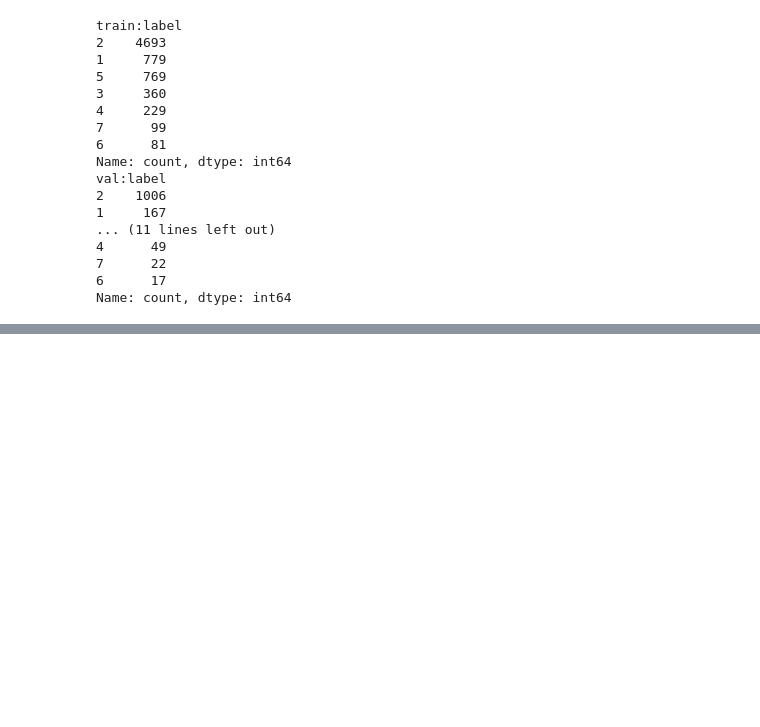
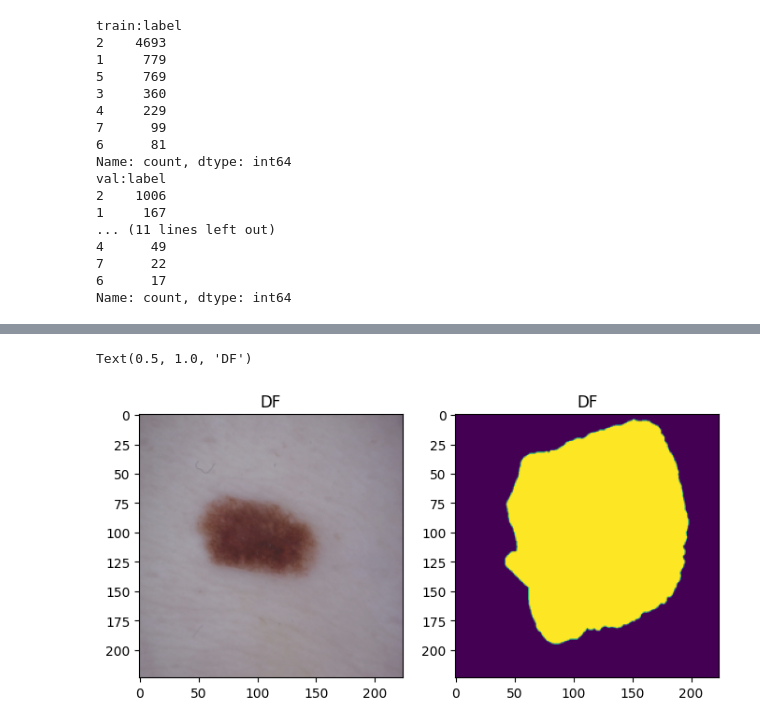
Before and after one commit to Asmaa-Ghanem/skin-cancer-classification-segmentation, a Jupyter notebook: skin_cancer_classification.ipynb, the cells around one changed output, grey strips where cells are left out. Drawn from its saved outputs; the diff is of its cells as text; code cells hidden in the pictures; blank space fills up the shorter version.

```diff
--- a/skin_cancer_classification.ipynb
+++ b/skin_cancer_classification.ipynb
@@ -227,12 +260,27 @@ print(label)
 # %%
 # few pics to display preprocessing
 
 # plt.figure(figsize=(8, 8))
 # for i in range(4):
-#   img, mask, label = train_dataset[i]
+#   img, mask = train_dataset[i]
+#   label = int(y_train.iloc[i])
 #   plt.subplot(2, 2, i+1)
 #   plt.imshow(img.permute(1, 2, 0))
 #   plt.title(classes[label])
+
+
+img, mask = train_dataset[0]
+label = int(y_train.iloc[0])
+plt.figure(figsize=(8, 8))
+plt.subplot(1, 2, 1)
+plt.imshow(img.permute(1, 2, 0))
+plt.title(classes[label])
+plt.subplot(1, 2, 2)
+plt.imshow(mask.permute(1, 2, 0))
+plt.title(classes[label])
+# %% [output]
+Text(0.5, 1.0, 'DF')
+[figure, added]
 # %%
 train_ds = DataLoader(train_dataset, batch_size=32, shuffle=True)
 # val_ds = DataLoader(val_dataset, batch_size=32, shuffle=True)
```
Also changed, not shown: parts of 5 cells of this notebook.
